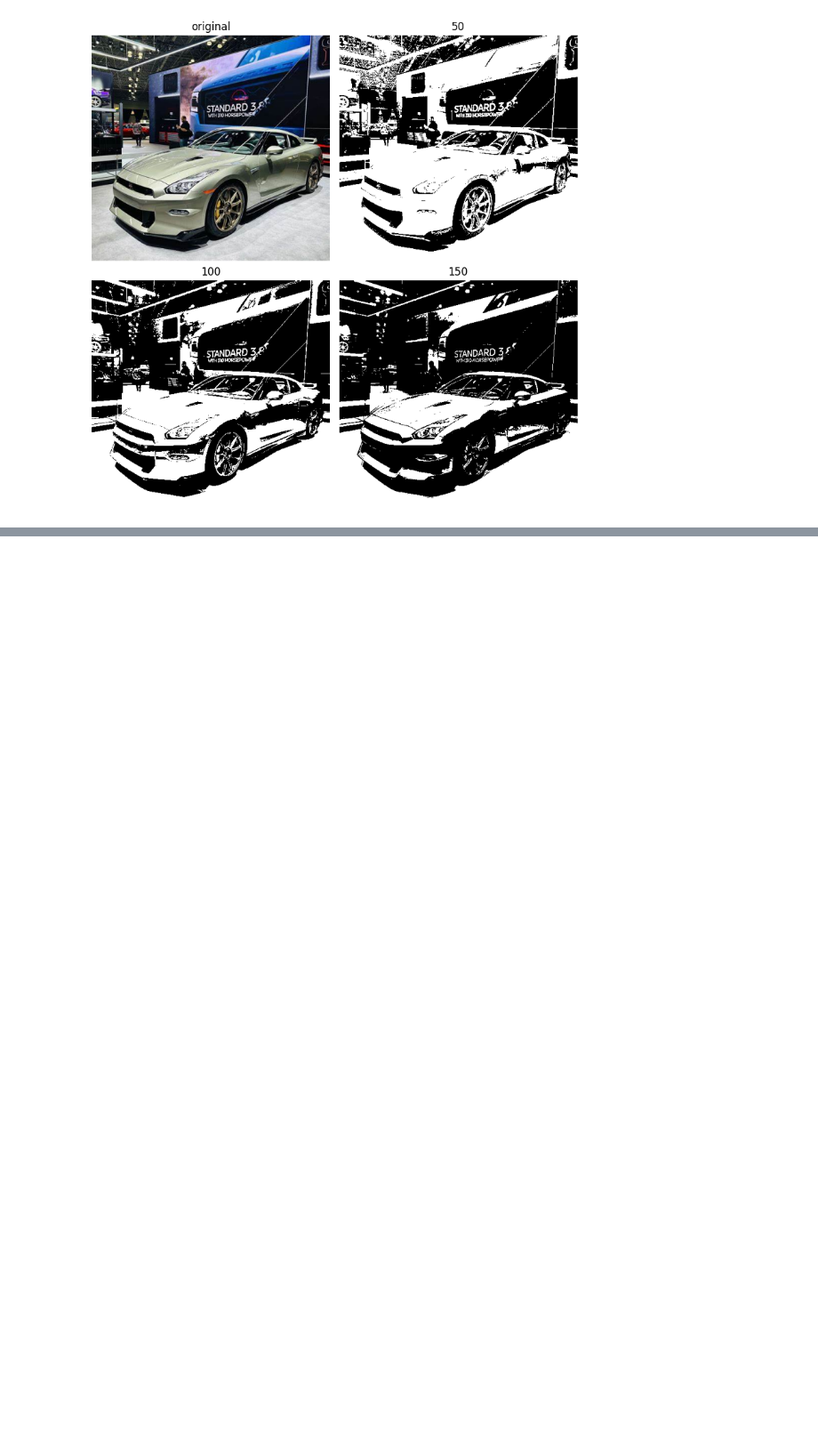
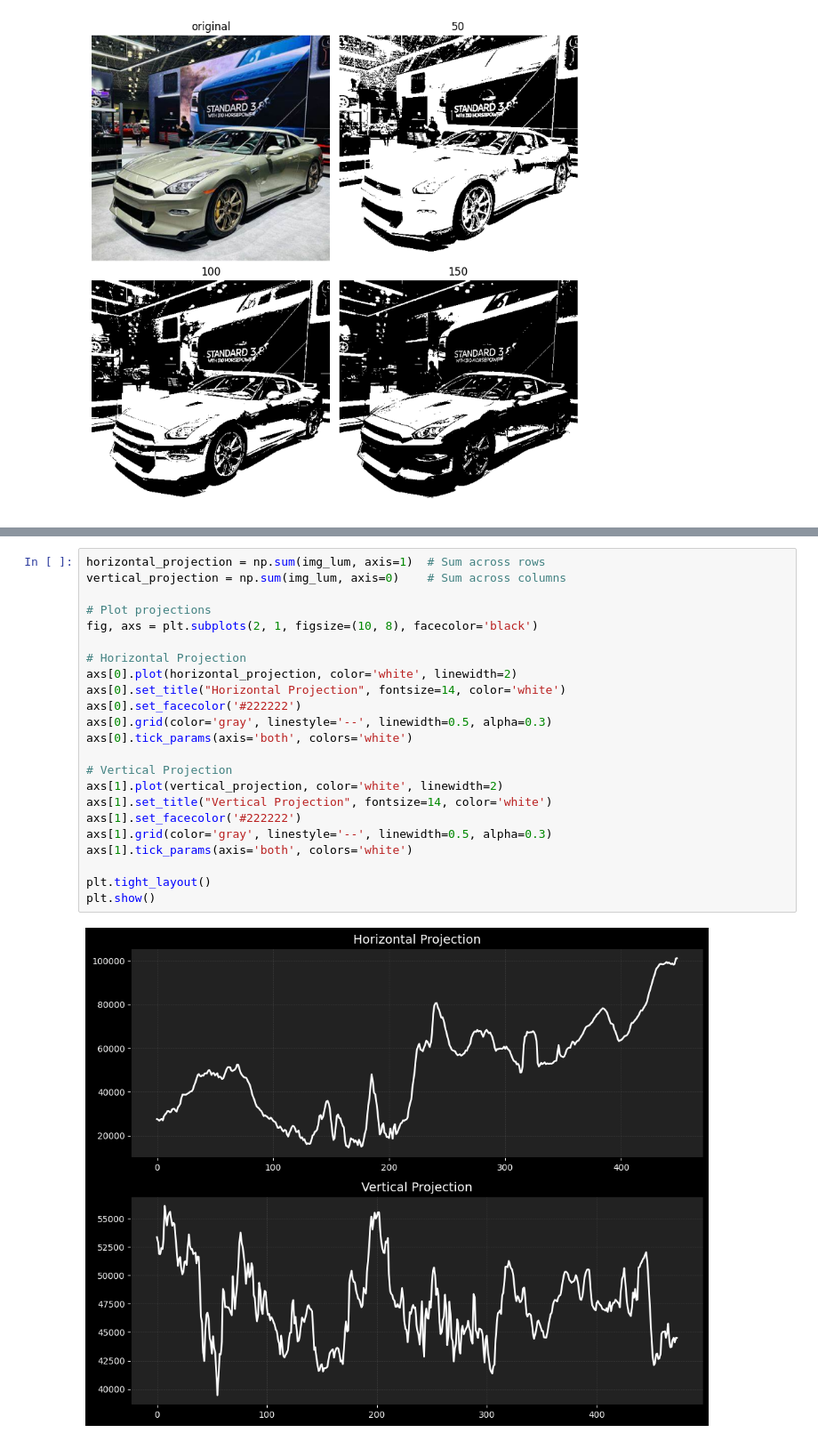
Before and after one commit to Michael-Pytel/Image-Processing, a Jupyter notebook: src/showcase.ipynb, the cells around one changed output, grey strips where cells are left out. Shown at 89% size. Cells and saved outputs as stored; diff of their text form; blank space fills up the shorter version.

```diff
--- a/src/showcase.ipynb
+++ b/src/showcase.ipynb
@@ -82,0 +171,25 @@ plot_images(imgs, titles)
+# %%
+horizontal_projection = np.sum(img_lum, axis=1)  # Sum across rows
+vertical_projection = np.sum(img_lum, axis=0)    # Sum across columns
+
+# Plot projections
+fig, axs = plt.subplots(2, 1, figsize=(10, 8), facecolor='black')
+
+# Horizontal Projection
+axs[0].plot(horizontal_projection, color='white', linewidth=2)
+axs[0].set_title("Horizontal Projection", fontsize=14, color='white')
+axs[0].set_facecolor('#222222')
+axs[0].grid(color='gray', linestyle='--', linewidth=0.5, alpha=0.3)
+axs[0].tick_params(axis='both', colors='white')
+
+# Vertical Projection
+axs[1].plot(vertical_projection, color='white', linewidth=2)
+axs[1].set_title("Vertical Projection", fontsize=14, color='white')
+axs[1].set_facecolor('#222222')
+axs[1].grid(color='gray', linestyle='--', linewidth=0.5, alpha=0.3)
+axs[1].tick_params(axis='both', colors='white')
+
+plt.tight_layout()
+plt.show()
+# %% [output]
+[figure, added]
```
Also changed, not shown: parts of 11 cells of this notebook, 10 other files.
